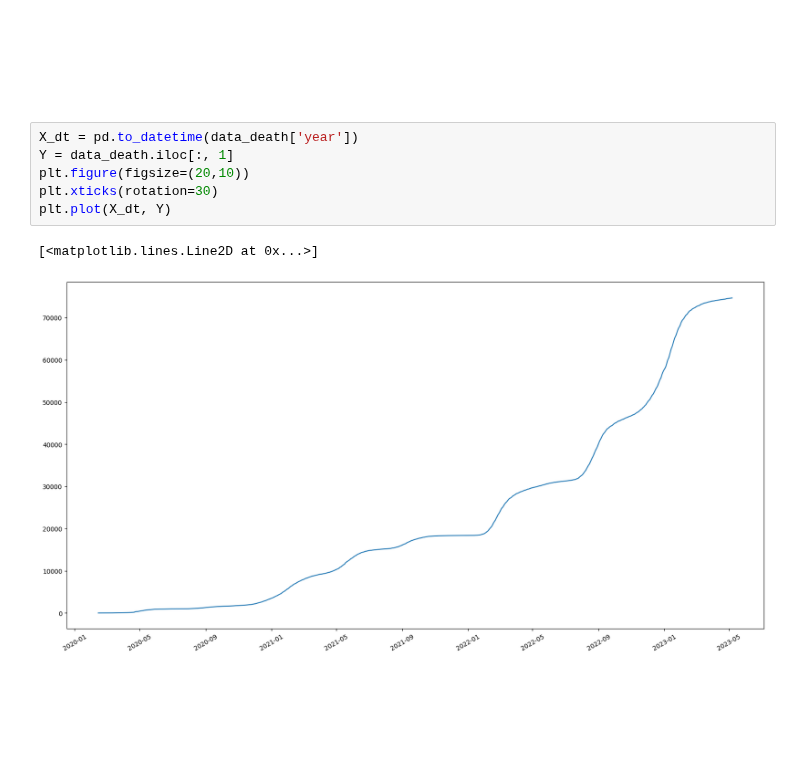
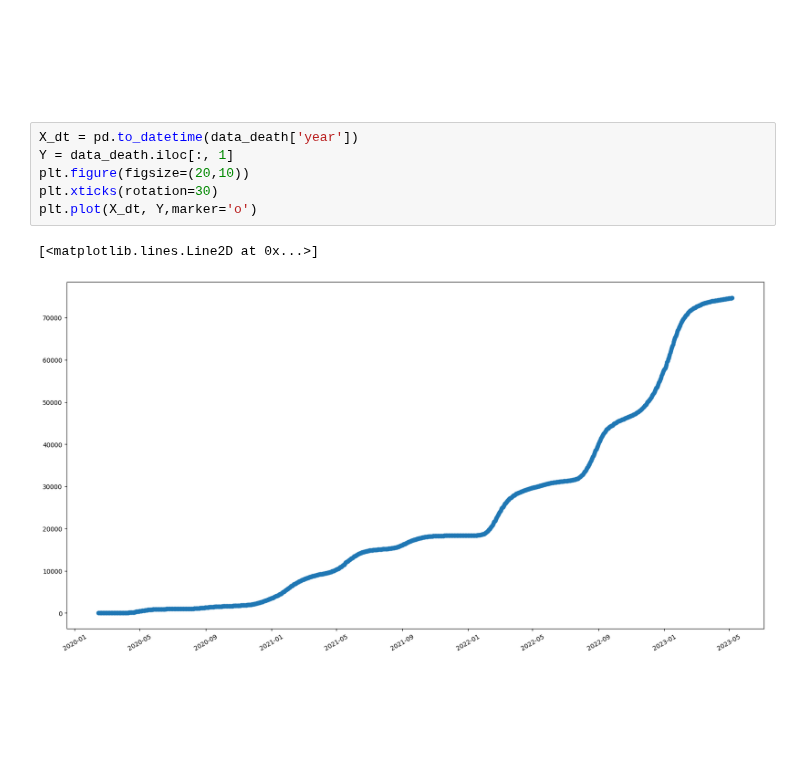
Before and after one commit to riicon72/kaggle, a Jupyter notebook: notebook_eda/eda-covid-19.ipynb, the cells around one changed output. Saved outputs shown, nothing was run; the diff lists cells and outputs as text.

Commit message:
Kaggle Notebook | [EDA]Visualize with the figure function | Version 11

```diff
--- a/notebook_eda/eda-covid-19.ipynb
+++ b/notebook_eda/eda-covid-19.ipynb
@@ -82,12 +55,12 @@ data_pcr.describe()
 # %%
 X_dt = pd.to_datetime(data_death['year'])
 Y = data_death.iloc[:, 1]
 plt.figure(figsize=(20,10))
 plt.xticks(rotation=30)
-plt.plot(X_dt, Y)
+plt.plot(X_dt, Y,marker='o')
 # %% [output]
 [<matplotlib.lines.Line2D at 0x...>]
-[figure, old version]
+[figure, new version]
 # %% [markdown]
 <a id="1"></a>
 # <p style="background-image: url(https://i.postimg.cc/vmDDpnSF/publicdomainq-0076134.jpg);font-family:Hiragino Sans;font-size:120%;color:white;text-align:center;border-radius:15px 50px; padding:7px"> bar graph-pcrdata-</p>
```
Also changed, not shown: parts of 4 cells of this notebook.
